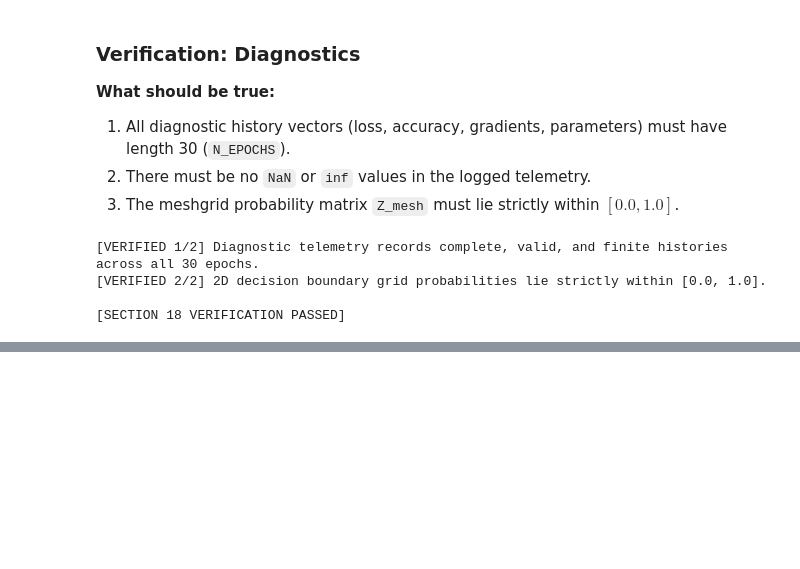
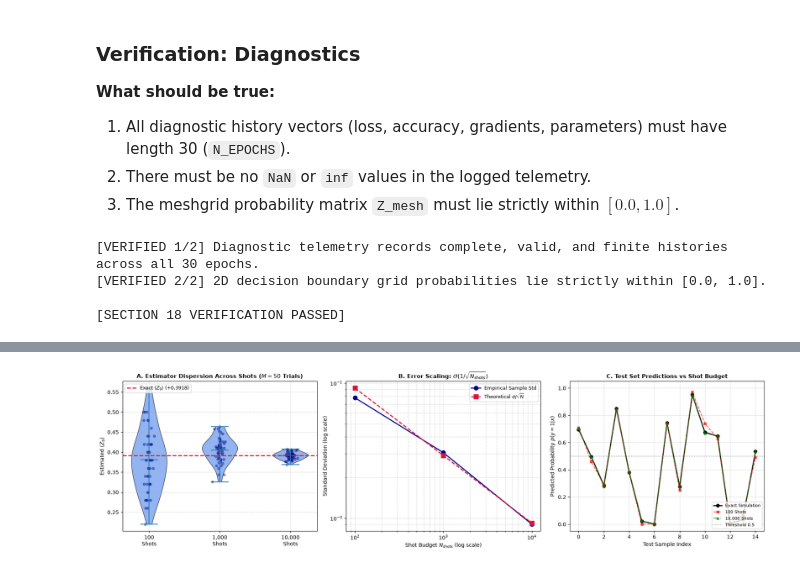
Before and after one commit to SolyanaZewdie/VQC_Implementation, a Jupyter notebook: VQC_Complete_2Qubit_Experiment.ipynb, the cells around one changed output, grey strips where cells are left out. Saved outputs shown, nothing was run; the diff lists cells and outputs as text; code cells hidden in the pictures; blank space fills up the shorter version.

```diff
--- a/VQC_Complete_2Qubit_Experiment.ipynb
+++ b/VQC_Complete_2Qubit_Experiment.ipynb
@@ -2859,0 +3075,19 @@ The diagnostic analysis provides key insights into our baseline 2-qubit VQC:
+# %%
+# ---------------------------------------------------------------------------
+# Section 19 Verification
+# ---------------------------------------------------------------------------
+for d in depths_to_study:
+    res = depth_study_results[d]
+    assert res['n_params'] == 4 * d, f"Parameter count mismatch for Depth {d}."
+    assert len(res['theta_opt']) == 4 * d, f"Trained parameter vector length mismatch for Depth {d}."
+    assert len(res['history']['train_loss']) == N_EPOCHS, f"Epoch count mismatch in history for Depth {d}."
+    assert 0.0 <= res['train_acc'] <= 1.0, f"Invalid train accuracy for Depth {d}."
+    assert 0.0 <= res['test_acc'] <= 1.0, f"Invalid test accuracy for Depth {d}."
+    assert 0.0 <= res['test_f1'] <= 1.0, f"Invalid test F1 for Depth {d}."
+    assert not np.isnan(res['train_loss']), f"NaN encountered in train loss for Depth {d}."
+    assert not np.isnan(res['test_loss']), f"NaN encountered in test loss for Depth {d}."
+
+print("[VERIFIED 1/3] All circuit depths maintain exact theoretical parameter counts: P(d) = 4d.")
+print("[VERIFIED 2/3] All training and test metrics are strictly bounded, valid, and finite.")
+print(f"[VERIFIED 3/3] Telemetry histories across all depths successfully recorded {N_EPOCHS} epochs.")
+print("\n[SECTION 19 VERIFICATION PASSED]")
@@ -2859,0 +3358,72 @@ The diagnostic analysis provides key insights into our baseline 2-qubit VQC:
+# %%
+# ---------------------------------------------------------------------------
+# Section 20 Visualizations: Shot Noise & Scaling Suite
+# ---------------------------------------------------------------------------
+
+fig, axes = plt.subplots(1, 3, figsize=(18, 5))
+
+# Panel 1: Repeated Estimation Distributions (Violin / Scatter)
+positions = [1, 2, 3]
+trial_data_list = [shot_trials_data[n_s]['estimates'] for n_s in shot_budgets]
+
+parts = axes[0].violinplot(trial_data_list, positions=positions, showmeans=True, showextrema=True)
+for pc in parts['bodies']:
+    pc.set_facecolor('cornflowerblue')
+    pc.set_edgecolor('black')
+    pc.set_alpha(0.7)
+
+# Overlay individual jittered trial scatter points
+for idx, n_s in enumerate(shot_budgets):
+    jitter = np.random.normal(0, 0.04, size=n_trials)
+    axes[0].scatter(np.full(n_trials, positions[idx]) + jitter,
+                    shot_trials_data[n_s]['estimates'],
+                    color='navy', alpha=0.4, s=20)
+
+axes[0].axhline(z0_exact_vqc, color='crimson', linestyle='--', lw=2, label=f"Exact $\\langle Z_0 \\rangle$ ({z0_exact_vqc:+.4f})")
+axes[0].set_title(r"A. Estimator Dispersion Across Shots ($M=50$ Trials)", fontsize=11, fontweight='bold')
+axes[0].set_xticks(positions)
+axes[0].set_xticklabels([f"{n_s:,}\nShots" for n_s in shot_budgets])
+axes[0].set_ylabel(r"Estimated $\langle Z_0 \rangle$", fontsize=10)
+axes[0].grid(True, linestyle='--', alpha=0.5)
+axes[0].legend(fontsize=9, loc='upper left')
+
+# Panel 2: Log-Log Empirical Std vs 1/sqrt(N) Scaling
+emp_stds = [np.std(shot_trials_data[n_s]['estimates'], ddof=1) for n_s in shot_budgets]
+theory_stds = [np.sqrt(1.0 - z0_exact_vqc**2) / np.sqrt(n_s) for n_s in shot_budgets]
+
+axes[1].loglog(shot_budgets, emp_stds, 'o-', color='darkblue', lw=2, markersize=8, label='Empirical Sample Std')
+axes[1].loglog(shot_budgets, theory_stds, 's--', color='crimson', lw=2, markersize=8, label=r'Theoretical $\sigma / \sqrt{N}$')
+
+axes[1].set_title(r"B. Error Scaling: $\mathcal{O}(1/\sqrt{N_{\rm shots}})$", fontsize=11, fontweight='bold')
+axes[1].set_xlabel(r"Shot Budget $N_{\rm shots}$ (log scale)", fontsize=10)
+axes[1].set_ylabel("Standard Deviation (log scale)", fontsize=10)
+axes[1].grid(True, which="both", linestyle='--', alpha=0.5)
+axes[1].legend(fontsize=9)
+
+# Panel 3: Test Set Inference Under Finite-Shot Sampling
+test_exact_preds = evaluate_vqc(X_test, y_test, theta_baseline, n_layers=1)[2]
+test_shots_100 = np.zeros(len(y_test))
+test_shots_10000 = np.zeros(len(y_test))
+
+for i in range(len(y_test)):
+    psi_i = vqc_forward(X_test[i], theta_baseline, n_layers=1)
+    test_shots_100[i] = measure_z0_shots(psi_i, n_shots=100, seed=1000 + i)['pred_prob']
+    test_shots_10000[i] = measure_z0_shots(psi_i, n_shots=10000, seed=2000 + i)['pred_prob']
+
+sample_indices = np.arange(len(y_test))
+axes[2].plot(sample_indices, test_exact_preds, 'k-o', lw=2, label='Exact Simulation', markersize=6)
+axes[2].plot(sample_indices, test_shots_100, 'r--s', lw=1.5, alpha=0.7, label='100 Shots', markersize=5)
+axes[2].plot(sample_indices, test_shots_10000, 'g-.^', lw=1.5, alpha=0.8, label='10,000 Shots', markersize=5)
+axes[2].axhline(0.5, color='gray', linestyle=':', lw=1.2, label='Threshold 0.5')
+
+axes[2].set_title("C. Test Set Predictions vs Shot Budget", fontsize=11, fontweight='bold')
+axes[2].set_xlabel("Test Sample Index", fontsize=10)
+axes[2].set_ylabel(r"Predicted Probability $p(y=1|x)$", fontsize=10)
+axes[2].set_ylim(-0.05, 1.05)
+axes[2].grid(True, linestyle='--', alpha=0.5)
+axes[2].legend(fontsize=8, loc='lower right')
+
+plt.tight_layout()
+plt.show()
+# %% [output]
+[figure, added]
```
Also changed, not shown: parts of 13 cells of this notebook.
